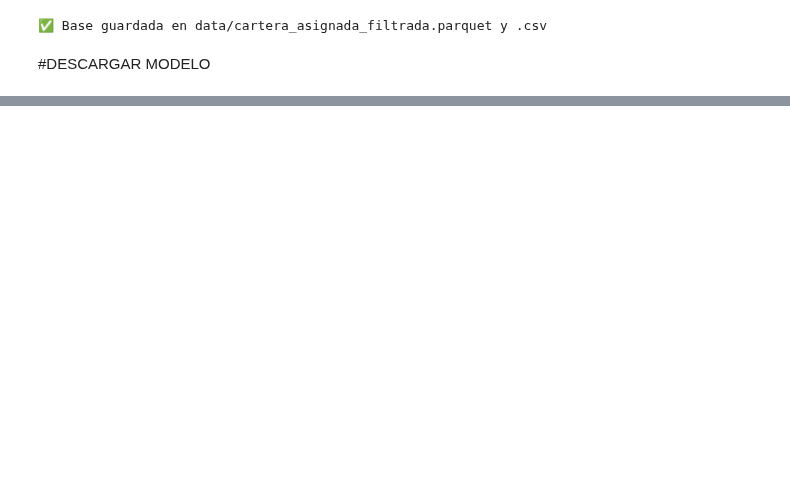
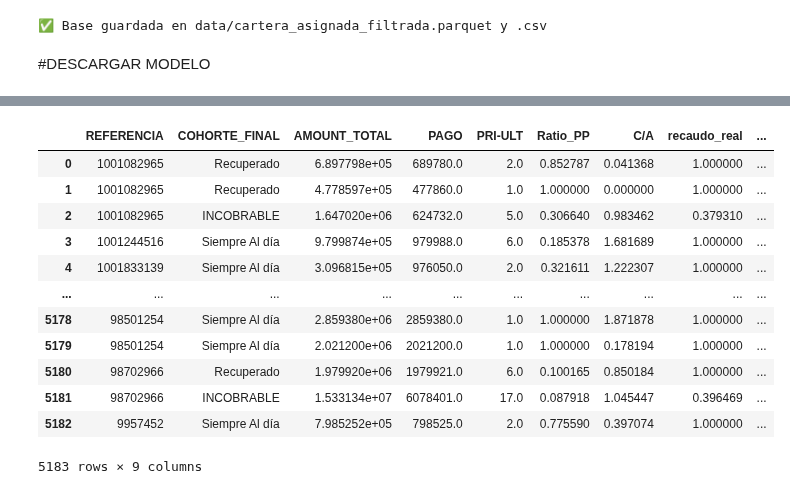
Before and after one commit to Robert1417/recaudo-app, a Jupyter notebook: Calculadora_Recaudo.ipynb, the cells around one changed output, grey strips where cells are left out. Saved outputs shown, nothing was run; the diff lists cells and outputs as text; code cells hidden in the pictures; blank space fills up the shorter version.

```diff
--- a/Calculadora_Recaudo.ipynb
+++ b/Calculadora_Recaudo.ipynb
@@ -1200,0 +1358,16 @@ R²  : 0.053002
+# %%
+df
+# %% [output]
+|  | REFERENCIA | COHORTE_FINAL | AMOUNT_TOTAL | PAGO | PRI-ULT | Ratio_PP | C/A | recaudo_real | ... |
+| 0 | 1001082965 | Recuperado | 6.897798e+05 | 689780.0 | 2.0 | 0.852787 | 0.041368 | 1.000000 | ... |
+| 1 | 1001082965 | Recuperado | 4.778597e+05 | 477860.0 | 1.0 | 1.000000 | 0.000000 | 1.000000 | ... |
+| 2 | 1001082965 | INCOBRABLE | 1.647020e+06 | 624732.0 | 5.0 | 0.306640 | 0.983462 | 0.379310 | ... |
+| 3 | 1001244516 | Siempre Al día | 9.799874e+05 | 979988.0 | 6.0 | 0.185378 | 1.681689 | 1.000000 | ... |
+| 4 | 1001833139 | Siempre Al día | 3.096815e+05 | 976050.0 | 2.0 | 0.321611 | 1.222307 | 1.000000 | ... |
+| ... | ... | ... | ... | ... | ... | ... | ... | ... | ... |
+| 5178 | 98501254 | Siempre Al día | 2.859380e+06 | 2859380.0 | 1.0 | 1.000000 | 1.871878 | 1.000000 | ... |
+| 5179 | 98501254 | Siempre Al día | 2.021200e+06 | 2021200.0 | 1.0 | 1.000000 | 0.178194 | 1.000000 | ... |
+| 5180 | 98702966 | Recuperado | 1.979920e+06 | 1979921.0 | 6.0 | 0.100165 | 0.850184 | 1.000000 | ... |
+| 5181 | 98702966 | INCOBRABLE | 1.533134e+07 | 6078401.0 | 17.0 | 0.087918 | 1.045447 | 0.396469 | ... |
+| 5182 | 9957452 | Siempre Al día | 7.985252e+05 | 798525.0 | 2.0 | 0.775590 | 0.397074 | 1.000000 | ... |
+5183 rows × 9 columns
```
Also changed, not shown: parts of 34 cells of this notebook.
